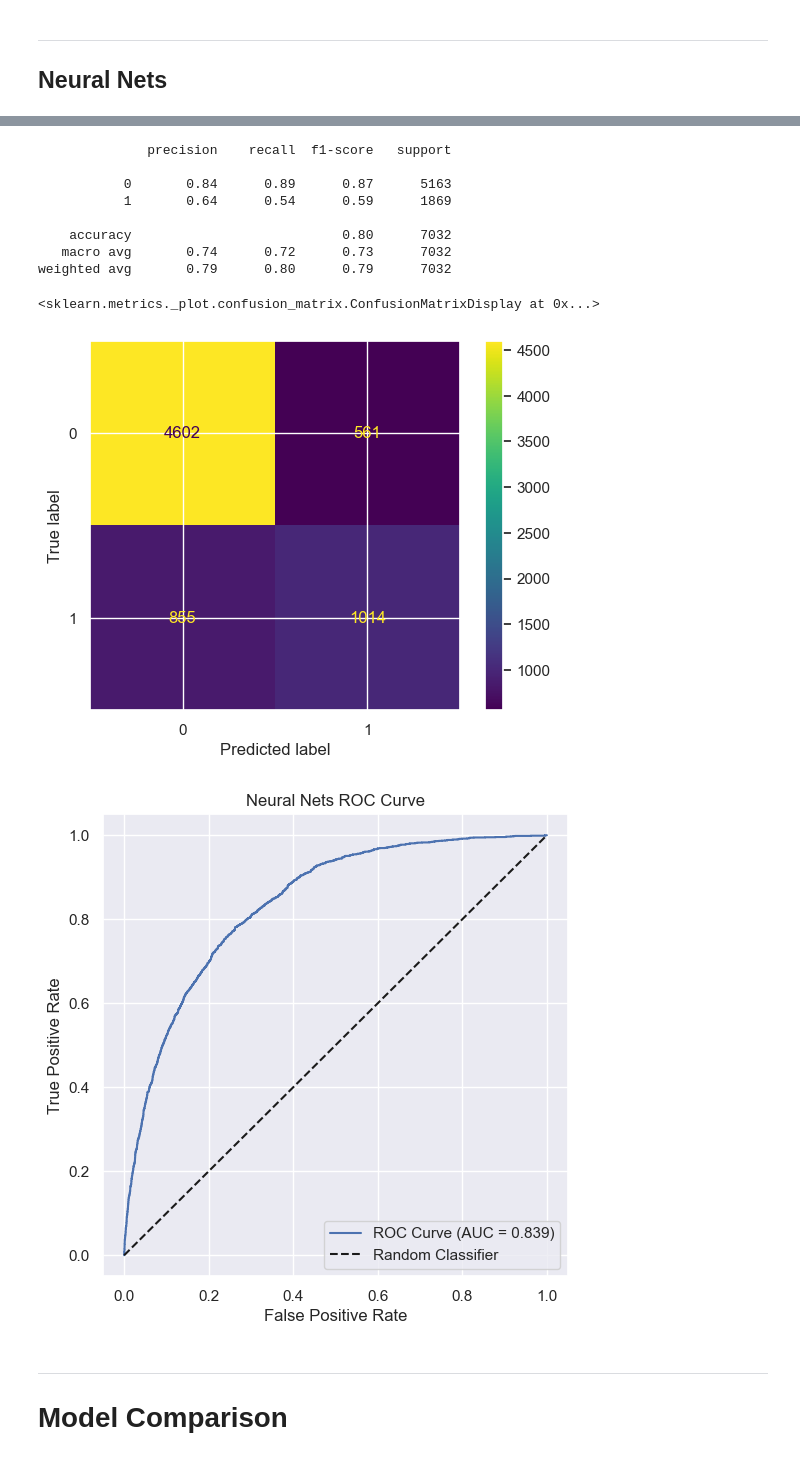
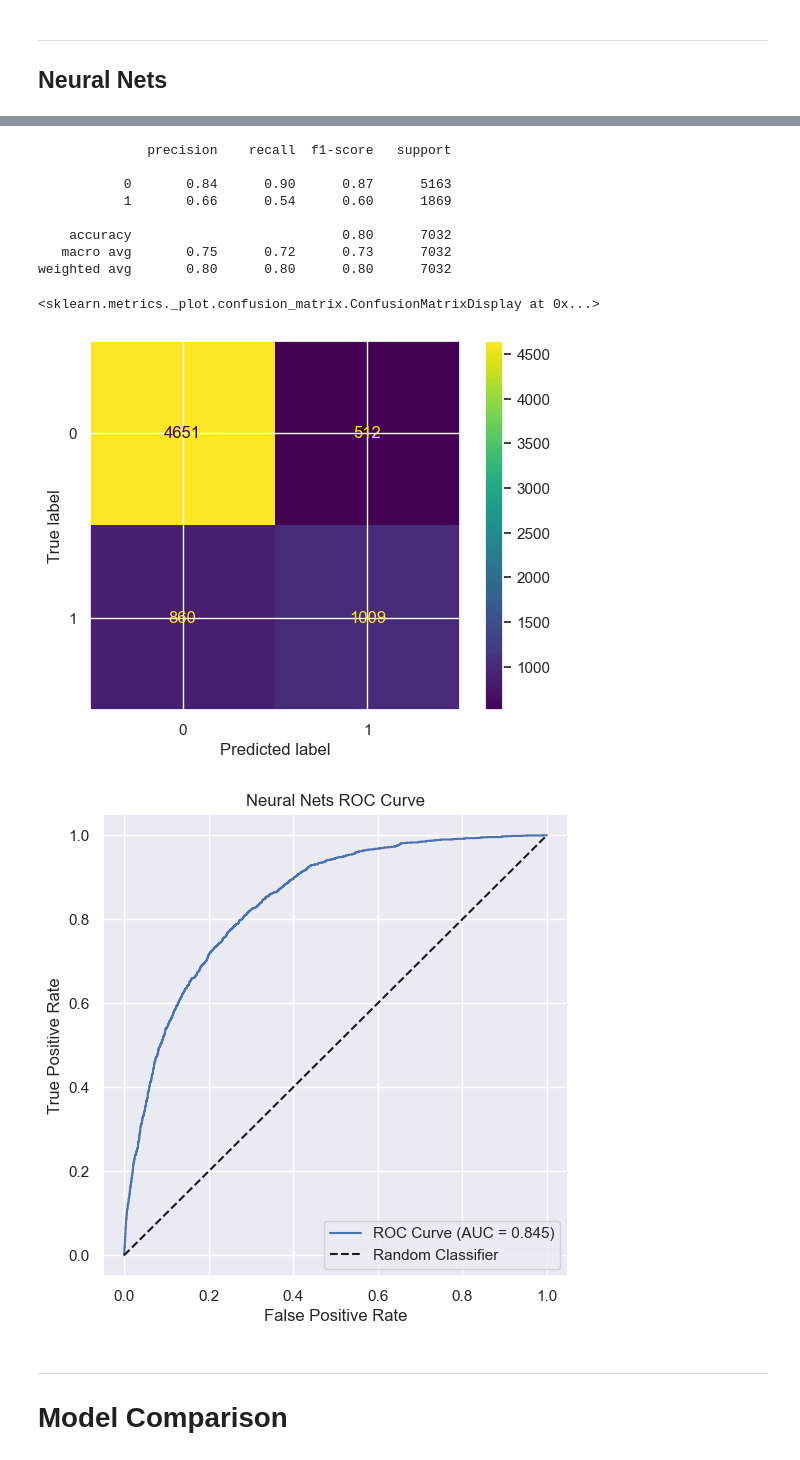
Before and after one commit to MiguelRM0/churn-prediction, a Jupyter notebook: Modeling.ipynb, the cells around one changed output, grey strips where cells are left out. Saved outputs shown, nothing was run; the diff lists cells and outputs as text; code cells hidden in the pictures.

```diff
--- a/Modeling.ipynb
+++ b/Modeling.ipynb
@@ -415,5 +420,5 @@ Best Parameters: {'batch_size': 32, 'epochs': 50, 'model__activation': 'relu', '
 # %%
-nn = KerasClassifier(loss= "binary_crossentropy", verbose = 0, model = create_keras_model, optimizer= "sgd",batch_size=16, epochs=20, activation="relu",num_hidden=32, input_dim=X.shape[1])
+nn = KerasClassifier(loss= "binary_crossentropy", verbose = 0, model = create_keras_model, optimizer= "adam",batch_size=32, epochs=10, activation="tanh",num_hidden=16, input_dim=X.shape[1])
 nn_oof_df, nn_metric_df= kfold_cv( nn, X, y, cv=10, random_state = 42)
 # %%
 print(classification_report(nn_oof_df["y_true"], nn_oof_df["y_pred"]))
@@ -421,30 +426,30 @@ ConfusionMatrixDisplay.from_predictions(nn_oof_df["y_true"], nn_oof_df["y_pred"]
 # %% [output]
               precision    recall  f1-score   support
 
-           0       0.84      0.89      0.87      5163
-           1       0.64      0.54      0.59      1869
+           0       0.84      0.90      0.87      5163
+           1       0.66      0.54      0.60      1869
 
     accuracy                           0.80      7032
-   macro avg       0.74      0.72      0.73      7032
-weighted avg       0.79      0.80      0.79      7032
+   macro avg       0.75      0.72      0.73      7032
+weighted avg       0.80      0.80      0.80      7032
 <sklearn.metrics._plot.confusion_matrix.ConfusionMatrixDisplay at 0x...>
-[figure, old version]
+[figure, new version]
 # %%
 plt.figure(figsize=(6,6))
 
-(nn_fpr, nn_tpr, _) = roc_curve(nn_oof_df["y_true"], nn_oof_df["y_proba"])
+(nn_fpr, nn_tpr, thresholds) = roc_curve(nn_oof_df["y_true"], nn_oof_df["y_proba"])
 nn_auc = roc_auc_score(nn_oof_df["y_true"], nn_oof_df["y_proba"])
 
 plt.plot(nn_fpr, nn_tpr, label=f"ROC Curve (AUC = {nn_auc:.3f})")
 plt.plot([0, 1], [0, 1], 'k--', label='Random Classifier')
 
 plt.xlabel("False Positive Rate")
 plt.ylabel("True Positive Rate")
 plt.title("Neural Nets ROC Curve")
 plt.legend()
 plt.show()
 # %% [output]
-[figure, old version]
+[figure, new version]
 # %% [markdown]
 ---
 # Model Comparison
```
Also changed, not shown: parts of 24 cells of this notebook, 1 other file.
